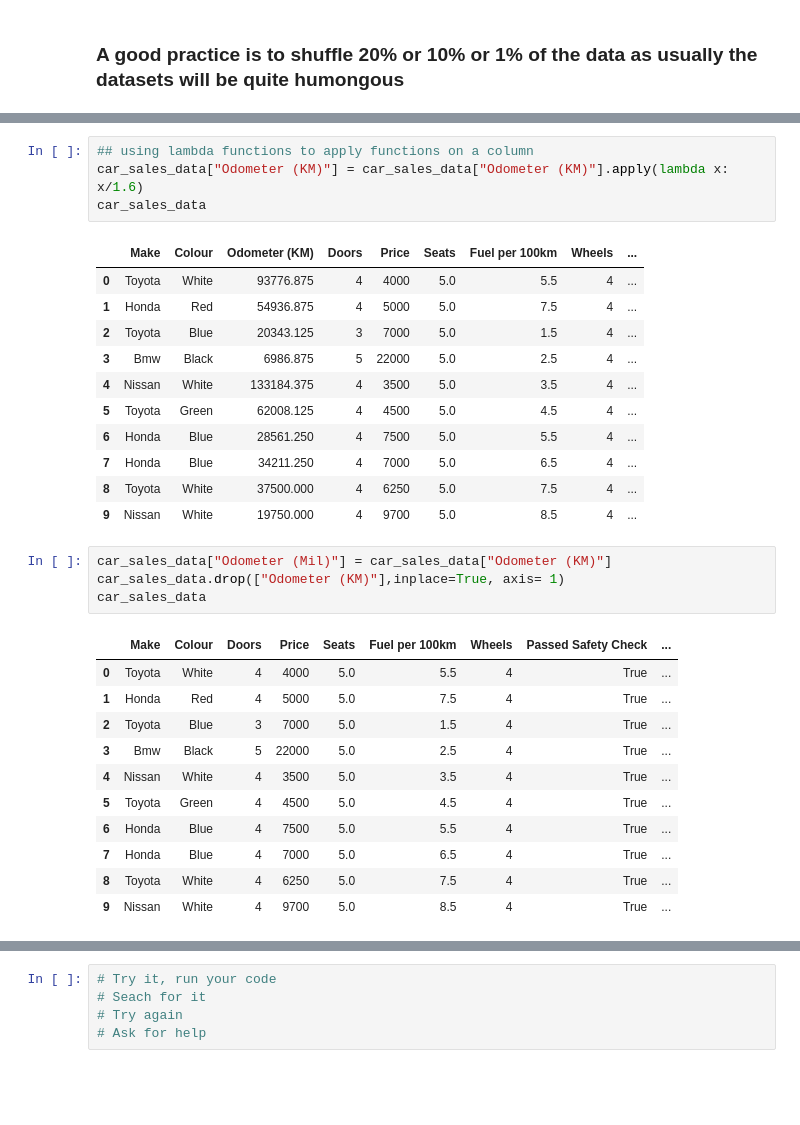
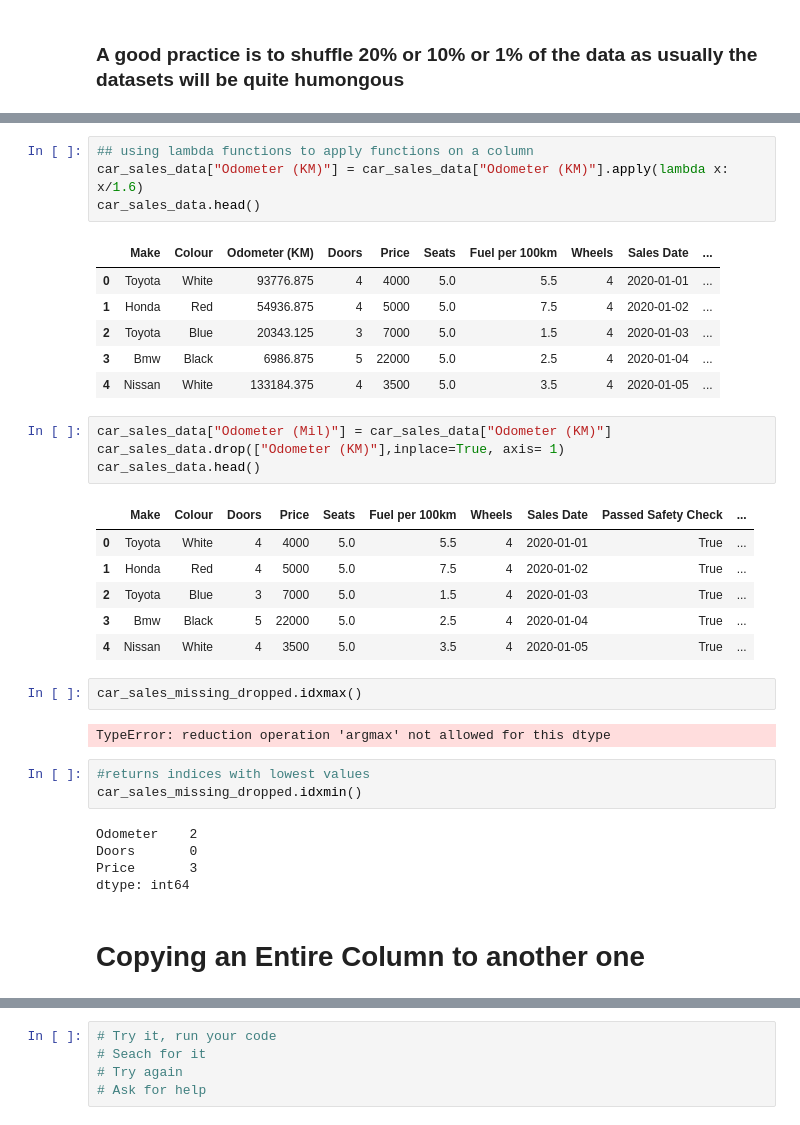
Before and after one commit to Lethaldroid/ML_Notes, a Jupyter notebook: Pandas/intro_to_pandas.ipynb, the cells around one changed output, grey strips where cells are left out. Saved outputs shown, nothing was run; the diff lists cells and outputs as text; blank space fills up the shorter version.

```diff
--- a/Pandas/intro_to_pandas.ipynb
+++ b/Pandas/intro_to_pandas.ipynb
@@ -570,32 +548,36 @@ car_sales_shuffled
 # %%
 ## using lambda functions to apply functions on a column
 car_sales_data["Odometer (KM)"] = car_sales_data["Odometer (KM)"].apply(lambda x: x/1.6)
-car_sales_data
+car_sales_data.head()
 # %% [output]
-|  | Make | Colour | Odometer (KM) | Doors | Price | Seats | Fuel per 100km | Wheels | ... |
-| 0 | Toyota | White | 93776.875 | 4 | 4000 | 5.0 | 5.5 | 4 | ... |
-| 1 | Honda | Red | 54936.875 | 4 | 5000 | 5.0 | 7.5 | 4 | ... |
-| 2 | Toyota | Blue | 20343.125 | 3 | 7000 | 5.0 | 1.5 | 4 | ... |
-| 3 | Bmw | Black | 6986.875 | 5 | 22000 | 5.0 | 2.5 | 4 | ... |
-| 4 | Nissan | White | 133184.375 | 4 | 3500 | 5.0 | 3.5 | 4 | ... |
-| 5 | Toyota | Green | 62008.125 | 4 | 4500 | 5.0 | 4.5 | 4 | ... |
-| 6 | Honda | Blue | 28561.250 | 4 | 7500 | 5.0 | 5.5 | 4 | ... |
-| 7 | Honda | Blue | 34211.250 | 4 | 7000 | 5.0 | 6.5 | 4 | ... |
-| 8 | Toyota | White | 37500.000 | 4 | 6250 | 5.0 | 7.5 | 4 | ... |
-| 9 | Nissan | White | 19750.000 | 4 | 9700 | 5.0 | 8.5 | 4 | ... |
+|  | Make | Colour | Odometer (KM) | Doors | Price | Seats | Fuel per 100km | Wheels | Sales Date | ... |
+| 0 | Toyota | White | 93776.875 | 4 | 4000 | 5.0 | 5.5 | 4 | 2020-01-01 | ... |
+| 1 | Honda | Red | 54936.875 | 4 | 5000 | 5.0 | 7.5 | 4 | 2020-01-02 | ... |
+| 2 | Toyota | Blue | 20343.125 | 3 | 7000 | 5.0 | 1.5 | 4 | 2020-01-03 | ... |
+| 3 | Bmw | Black | 6986.875 | 5 | 22000 | 5.0 | 2.5 | 4 | 2020-01-04 | ... |
+| 4 | Nissan | White | 133184.375 | 4 | 3500 | 5.0 | 3.5 | 4 | 2020-01-05 | ... |
 # %%
 car_sales_data["Odometer (Mil)"] = car_sales_data["Odometer (KM)"]
 car_sales_data.drop(["Odometer (KM)"],inplace=True, axis= 1)
-car_sales_data
+car_sales_data.head()
 # %% [output]
-|  | Make | Colour | Doors | Price | Seats | Fuel per 100km | Wheels | Passed Safety Check | ... |
-| 0 | Toyota | White | 4 | 4000 | 5.0 | 5.5 | 4 | True | ... |
-| 1 | Honda | Red | 4 | 5000 | 5.0 | 7.5 | 4 | True | ... |
-| 2 | Toyota | Blue | 3 | 7000 | 5.0 | 1.5 | 4 | True | ... |
-| 3 | Bmw | Black | 5 | 22000 | 5.0 | 2.5 | 4 | True | ... |
-| 4 | Nissan | White | 4 | 3500 | 5.0 | 3.5 | 4 | True | ... |
-| 5 | Toyota | Green | 4 | 4500 | 5.0 | 4.5 | 4 | True | ... |
-| 6 | Honda | Blue | 4 | 7500 | 5.0 | 5.5 | 4 | True | ... |
-| 7 | Honda | Blue | 4 | 7000 | 5.0 | 6.5 | 4 | True | ... |
-| 8 | Toyota | White | 4 | 6250 | 5.0 | 7.5 | 4 | True | ... |
-| 9 | Nissan | White | 4 | 9700 | 5.0 | 8.5 | 4 | True | ... |
+|  | Make | Colour | Doors | Price | Seats | Fuel per 100km | Wheels | Sales Date | Passed Safety Check | ... |
+| 0 | Toyota | White | 4 | 4000 | 5.0 | 5.5 | 4 | 2020-01-01 | True | ... |
+| 1 | Honda | Red | 4 | 5000 | 5.0 | 7.5 | 4 | 2020-01-02 | True | ... |
+| 2 | Toyota | Blue | 3 | 7000 | 5.0 | 1.5 | 4 | 2020-01-03 | True | ... |
+| 3 | Bmw | Black | 5 | 22000 | 5.0 | 2.5 | 4 | 2020-01-04 | True | ... |
+| 4 | Nissan | White | 4 | 3500 | 5.0 | 3.5 | 4 | 2020-01-05 | True | ... |
+# %%
+car_sales_missing_dropped.idxmax()
+# %% [output]
+TypeError: reduction operation 'argmax' not allowed for this dtype
+# %%
+#returns indices with lowest values
+car_sales_missing_dropped.idxmin()
+# %% [output]
+Odometer    2
+Doors       0
+Price       3
+dtype: int64
+# %% [markdown]
+# Copying an Entire Column to another one
```
Also changed, not shown: parts of 64 cells of this notebook, 1 other file.
